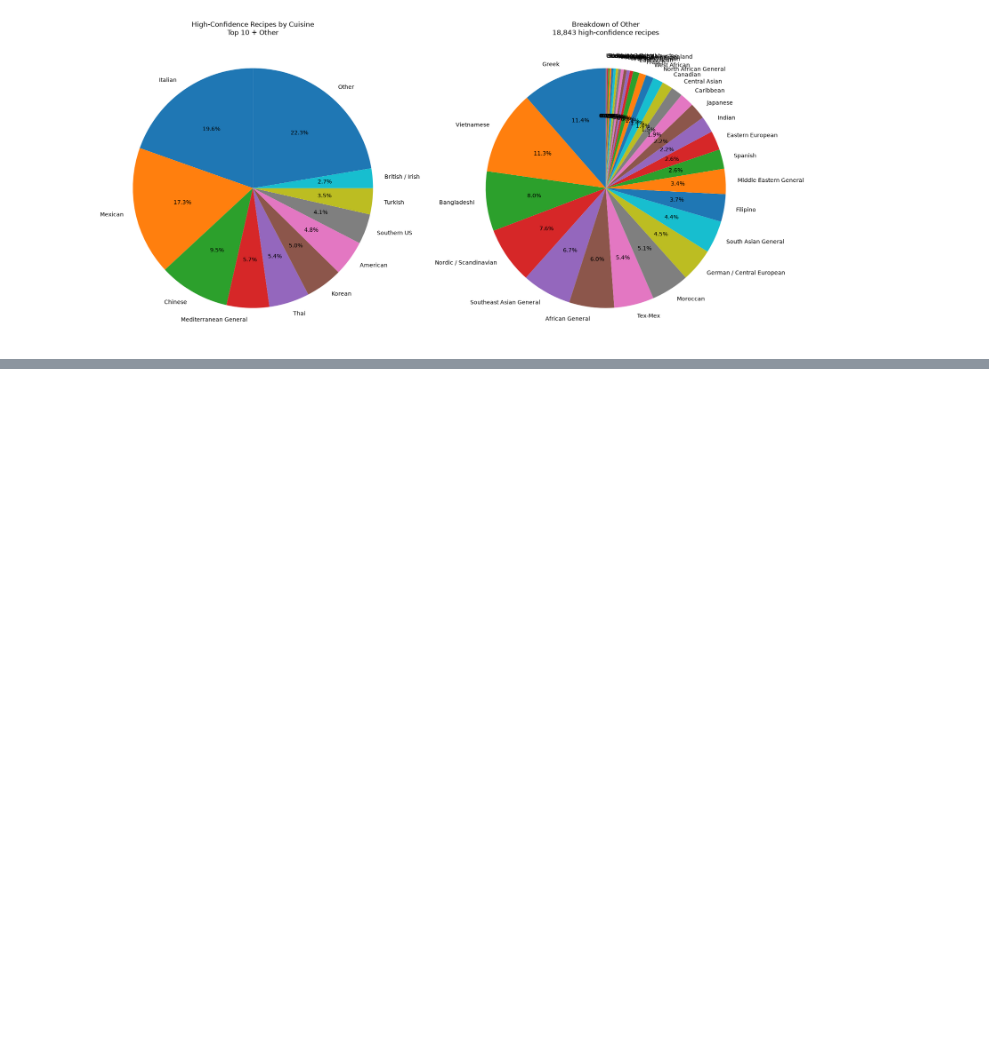
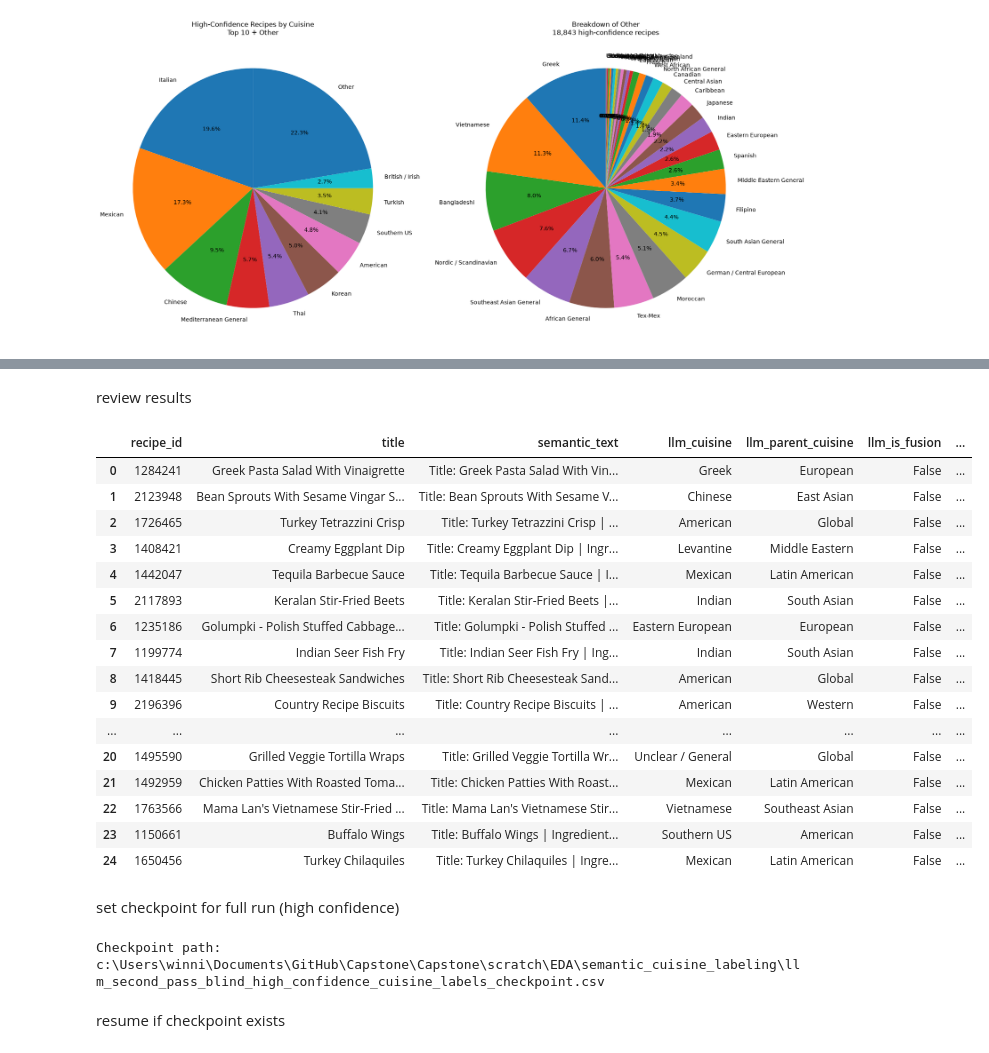
Before and after one commit to dcosta224/Capstone, a Jupyter notebook: scratch/EDA/cuisine_labelling_semantic.ipynb, the cells around one changed output, grey strips where cells are left out. Saved outputs shown, nothing was run; the diff lists cells and outputs as text; code cells hidden in the pictures; blank space fills up the shorter version.

```diff
--- a/scratch/EDA/cuisine_labelling_semantic.ipynb
+++ b/scratch/EDA/cuisine_labelling_semantic.ipynb
@@ -1045,0 +1527,55 @@ High-confidence recipes: 84345
+# %% [markdown]
+review results
+# %%
+review_test_df = llm_input_test.merge(
+    llm_test_df,
+    on="recipe_id",
+    how="left"
+)
+
+display(
+    review_test_df[
+        [
+            "recipe_id",
+            "title",
+            "semantic_text",
+            "llm_cuisine",
+            "llm_parent_cuisine",
+            "llm_is_fusion",
+            "llm_fusion_components",
+            "llm_certainty_score",
+            "llm_reason",
+            "llm_evidence",
+            "llm_validation_errors",
+            "llm_error",
+        ]
+    ]
+)
+# %% [output]
+|  | recipe_id | title | semantic_text | llm_cuisine | llm_parent_cuisine | llm_is_fusion | ... |
+| 0 | 1284241 | Greek Pasta Salad With Vinaigrette | Title: Greek Pasta Salad With Vin... | Greek | European | False | ... |
+| 1 | 2123948 | Bean Sprouts With Sesame Vingar S... | Title: Bean Sprouts With Sesame V... | Chinese | East Asian | False | ... |
+| 2 | 1726465 | Turkey Tetrazzini Crisp | Title: Turkey Tetrazzini Crisp | ... | American | Global | False | ... |
+| 3 | 1408421 | Creamy Eggplant Dip | Title: Creamy Eggplant Dip | Ingr... | Levantine | Middle Eastern | False | ... |
+| 4 | 1442047 | Tequila Barbecue Sauce | Title: Tequila Barbecue Sauce | I... | Mexican | Latin American | False | ... |
+| 5 | 2117893 | Keralan Stir-Fried Beets | Title: Keralan Stir-Fried Beets |... | Indian | South Asian | False | ... |
+| 6 | 1235186 | Golumpki - Polish Stuffed Cabbage... | Title: Golumpki - Polish Stuffed ... | Eastern European | European | False | ... |
+| 7 | 1199774 | Indian Seer Fish Fry | Title: Indian Seer Fish Fry | Ing... | Indian | South Asian | False | ... |
+| 8 | 1418445 | Short Rib Cheesesteak Sandwiches | Title: Short Rib Cheesesteak Sand... | American | Global | False | ... |
+| 9 | 2196396 | Country Recipe Biscuits | Title: Country Recipe Biscuits | ... | American | Western | False | ... |
+| ... | ... | ... | ... | ... | ... | ... | ... |
+| 20 | 1495590 | Grilled Veggie Tortilla Wraps | Title: Grilled Veggie Tortilla Wr... | Unclear / General | Global | False | ... |
+| 21 | 1492959 | Chicken Patties With Roasted Toma... | Title: Chicken Patties With Roast... | Mexican | Latin American | False | ... |
+| 22 | 1763566 | Mama Lan's Vietnamese Stir-Fried ... | Title: Mama Lan's Vietnamese Stir... | Vietnamese | Southeast Asian | False | ... |
+| 23 | 1150661 | Buffalo Wings | Title: Buffalo Wings | Ingredient... | Southern US | American | False | ... |
+| 24 | 1650456 | Turkey Chilaquiles | Title: Turkey Chilaquiles | Ingre... | Mexican | Latin American | False | ... |
+# %% [markdown]
+set checkpoint for full run (high confidence)
+# %%
+LLM_SECOND_PASS_OUT = OUT_DIR / "llm_second_pass_blind_high_confidence_cuisine_labels_checkpoint.csv"
+
+print("Checkpoint path:", LLM_SECOND_PASS_OUT)
+# %% [output]
+Checkpoint path: c:\Users\winni\Documents\GitHub\Capstone\Capstone\scratch\EDA\semantic_cuisine_labeling\llm_second_pass_blind_high_confidence_cuisine_labels_checkpoint.csv
+# %% [markdown]
+resume if checkpoint exists
```
Also changed, not shown: parts of 62 cells of this notebook.
